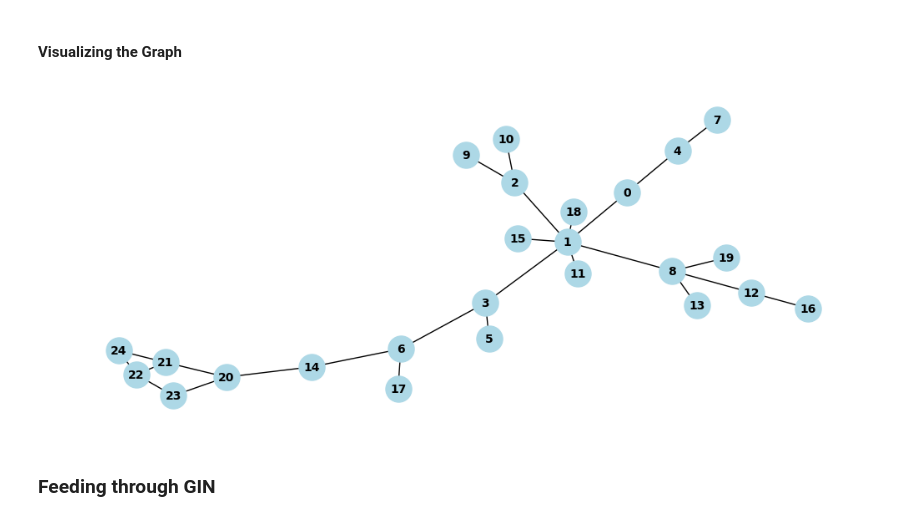
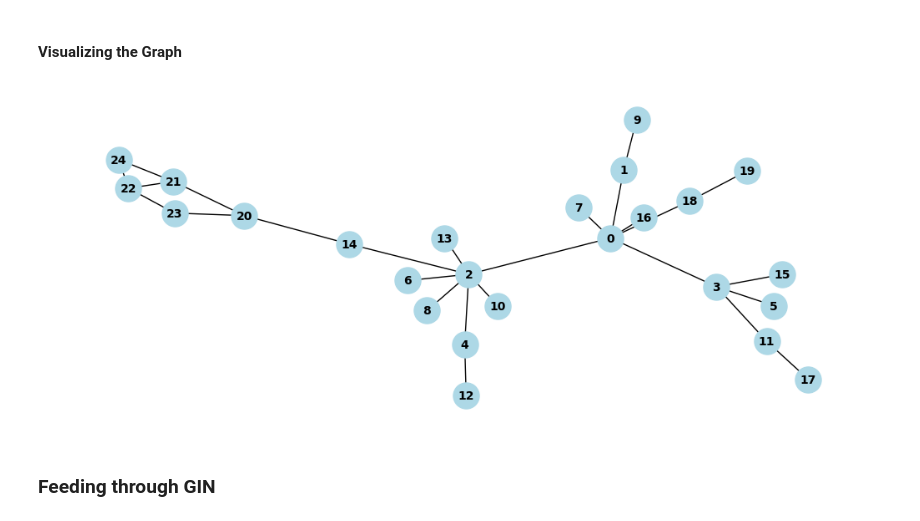
Before and after one commit to dariansal/graphs-deep-learning-explainability, a Jupyter notebook: notebooks/PGExplainer.ipynb, the cells around one changed output. Drawn from its saved outputs; the diff is of its cells as text; code cells hidden in the pictures.

```diff
--- a/notebooks/PGExplainer.ipynb
+++ b/notebooks/PGExplainer.ipynb
@@ -306,27 +306,28 @@ with open('../models/PGExplainer-fine-tuned-GIN.pkl', 'rb') as f:
 # %% [markdown]
 ### __Inference__
 # %%
-idx = indices[39] #must be from training
+idx = indices[27] #must be from training
 edge_index, expl = explainer.explain(idx)
 # %% [markdown]
 #### __Visualizing the Graph__
 # %%
 # Add edges to the graph
 G = nx.Graph()
 
 for i in range(edge_index.shape[1]):
     G.add_edge(edge_index[0, i].item(), edge_index[1, i].item())
 
 # Set up the plot
 plt.figure(figsize=(10, 4))
 
 # Draw the graph
-nx.draw(G, with_labels=True, node_color='lightblue',
+pos = nx.spring_layout(G)
+nx.draw(G, pos, with_labels=True, node_color='lightblue',
         node_size=500, font_size=10, font_weight='bold')
 
 _ = plt.axis('off')
 # %% [output]
-[figure, old version]
+[figure, new version]
 # %% [markdown]
 ### __Feeding through GIN__
 # %%
```
Also changed, not shown: parts of 4 cells of this notebook, 2 other files.
